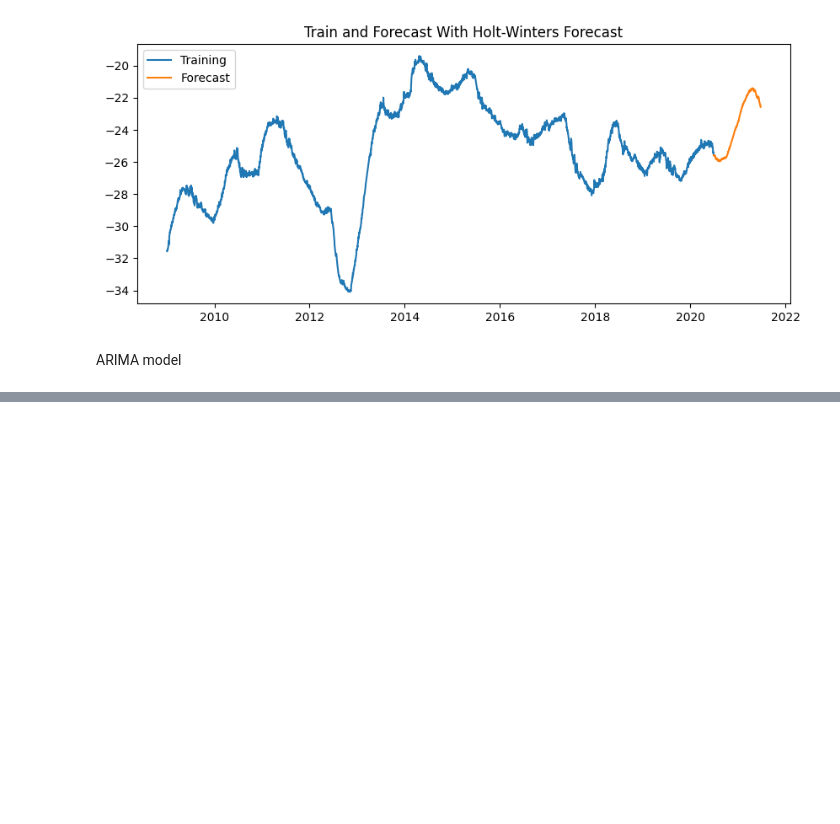
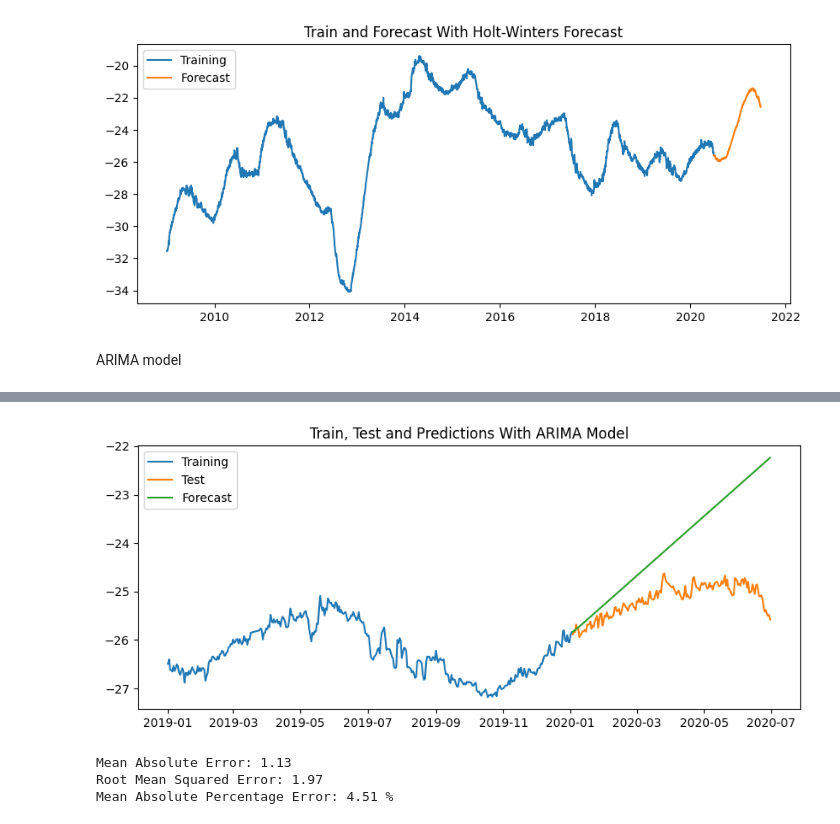
Before and after one commit to 4GeeksAcademy/remelop_Time_Series_Project, a Jupyter notebook: src/Time_Series_Project.ipynb, the cells around one changed output, grey strips where cells are left out. Drawn from its saved outputs; the diff is of its cells as text; code cells hidden in the pictures; blank space fills up the shorter version.

```diff
--- a/src/Time_Series_Project.ipynb
+++ b/src/Time_Series_Project.ipynb
@@ -371,0 +401,13 @@ Mean Absolute Percentage Error: 3.16 %
+# %%
+# Using pmdarima for the sarima model and the best parameters
+sarima_model = auto_arima(train, seasonal = True, trace = True
+                        #start_p=0, start_q=0,
+                        #max_p=5, maxq=5,
+                        #m=7, #7-daily, 12-monthly, 52-weekly
+                        #seasonal=False,
+                        #d=None,
+                        #trace=True,
+                        #error_action='ignore',
+                        #suppress_warnings=True,
+                        #stepwise=True
+                        )
@@ -371,0 +457,10 @@ Mean Absolute Percentage Error: 3.16 %
+# %%
+# Predictions
+sarima_predictions = sarima_model.predict(n_periods = len(test))
+# %%
+model_assessment(train['2019':], test, sarima_predictions, "ARIMA Model")
+# %% [output]
+[figure, added]
+Mean Absolute Error: 1.13
+Root Mean Squared Error: 1.97
+Mean Absolute Percentage Error: 4.51 %
```
Also changed, not shown: parts of 13 cells of this notebook.
